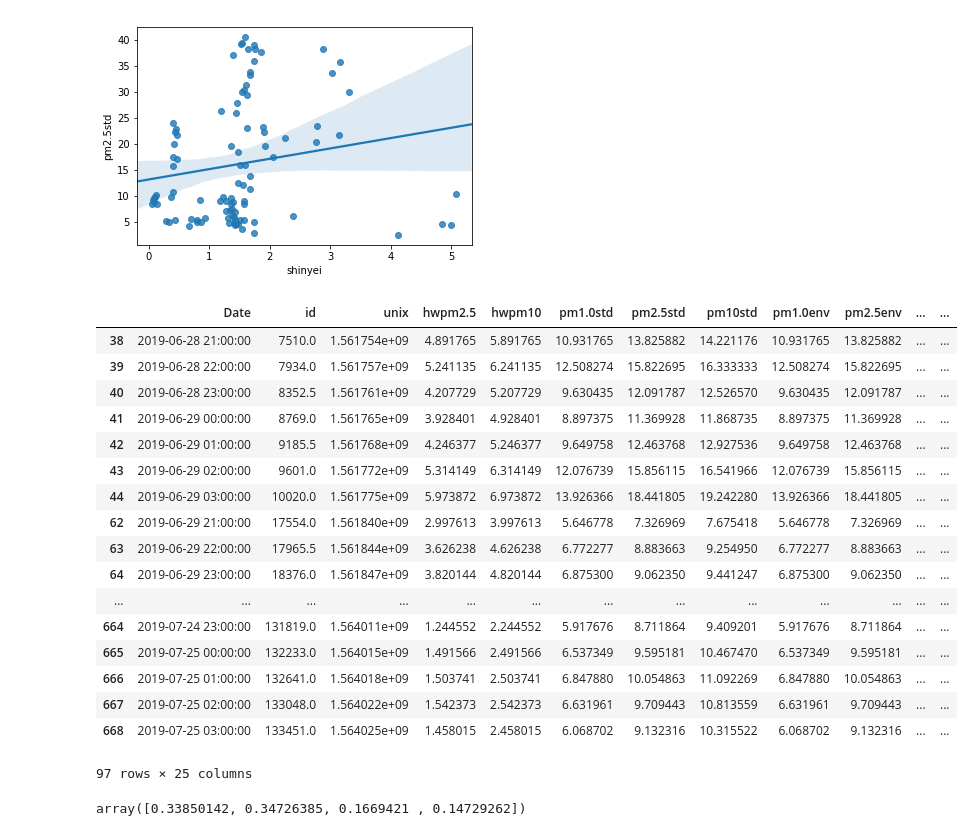
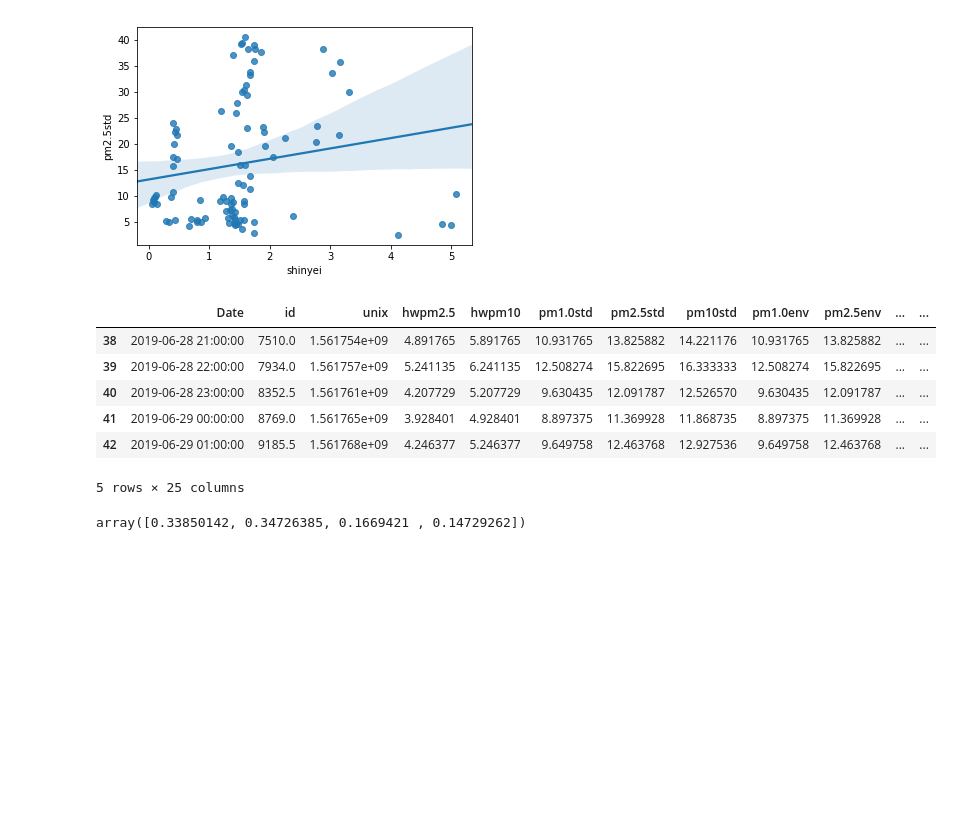
Before and after one commit to ClarksonAirlab/2019_sensor_workshop, a Jupyter notebook: Python/Tutorial/7. Machine learning with Scikit-learn.ipynb, the cells around one changed output. Saved outputs shown, nothing was run; the diff lists cells and outputs as text; code cells hidden in the pictures; blank space fills up the shorter version.

```diff
--- a/Python/Tutorial/7. Machine learning with Scikit-learn.ipynb
+++ b/Python/Tutorial/7. Machine learning with Scikit-learn.ipynb
@@ -159,26 +181,15 @@ from math import sqrt
 from sklearn.ensemble import RandomForestRegressor
 # %%
 df=df.dropna()
-df
+df.head()
 # %% [output]
 |  | Date | id | unix | hwpm2.5 | hwpm10 | pm1.0std | pm2.5std | pm10std | pm1.0env | pm2.5env | ... | ... |
 | 38 | 2019-06-28 21:00:00 | 7510.0 | 1.561754e+09 | 4.891765 | 5.891765 | 10.931765 | 13.825882 | 14.221176 | 10.931765 | 13.825882 | ... | ... |
 | 39 | 2019-06-28 22:00:00 | 7934.0 | 1.561757e+09 | 5.241135 | 6.241135 | 12.508274 | 15.822695 | 16.333333 | 12.508274 | 15.822695 | ... | ... |
 | 40 | 2019-06-28 23:00:00 | 8352.5 | 1.561761e+09 | 4.207729 | 5.207729 | 9.630435 | 12.091787 | 12.526570 | 9.630435 | 12.091787 | ... | ... |
 | 41 | 2019-06-29 00:00:00 | 8769.0 | 1.561765e+09 | 3.928401 | 4.928401 | 8.897375 | 11.369928 | 11.868735 | 8.897375 | 11.369928 | ... | ... |
 | 42 | 2019-06-29 01:00:00 | 9185.5 | 1.561768e+09 | 4.246377 | 5.246377 | 9.649758 | 12.463768 | 12.927536 | 9.649758 | 12.463768 | ... | ... |
-| 43 | 2019-06-29 02:00:00 | 9601.0 | 1.561772e+09 | 5.314149 | 6.314149 | 12.076739 | 15.856115 | 16.541966 | 12.076739 | 15.856115 | ... | ... |
-| 44 | 2019-06-29 03:00:00 | 10020.0 | 1.561775e+09 | 5.973872 | 6.973872 | 13.926366 | 18.441805 | 19.242280 | 13.926366 | 18.441805 | ... | ... |
-| 62 | 2019-06-29 21:00:00 | 17554.0 | 1.561840e+09 | 2.997613 | 3.997613 | 5.646778 | 7.326969 | 7.675418 | 5.646778 | 7.326969 | ... | ... |
-| 63 | 2019-06-29 22:00:00 | 17965.5 | 1.561844e+09 | 3.626238 | 4.626238 | 6.772277 | 8.883663 | 9.254950 | 6.772277 | 8.883663 | ... | ... |
-| 64 | 2019-06-29 23:00:00 | 18376.0 | 1.561847e+09 | 3.820144 | 4.820144 | 6.875300 | 9.062350 | 9.441247 | 6.875300 | 9.062350 | ... | ... |
-| ... | ... | ... | ... | ... | ... | ... | ... | ... | ... | ... | ... | ... |
-| 664 | 2019-07-24 23:00:00 | 131819.0 | 1.564011e+09 | 1.244552 | 2.244552 | 5.917676 | 8.711864 | 9.409201 | 5.917676 | 8.711864 | ... | ... |
-| 665 | 2019-07-25 00:00:00 | 132233.0 | 1.564015e+09 | 1.491566 | 2.491566 | 6.537349 | 9.595181 | 10.467470 | 6.537349 | 9.595181 | ... | ... |
-| 666 | 2019-07-25 01:00:00 | 132641.0 | 1.564018e+09 | 1.503741 | 2.503741 | 6.847880 | 10.054863 | 11.092269 | 6.847880 | 10.054863 | ... | ... |
-| 667 | 2019-07-25 02:00:00 | 133048.0 | 1.564022e+09 | 1.542373 | 2.542373 | 6.631961 | 9.709443 | 10.813559 | 6.631961 | 9.709443 | ... | ... |
-| 668 | 2019-07-25 03:00:00 | 133451.0 | 1.564025e+09 | 1.458015 | 2.458015 | 6.068702 | 9.132316 | 10.315522 | 6.068702 | 9.132316 | ... | ... |
-97 rows × 25 columns
+5 rows × 25 columns
 # %%
 ya=df['pm2.5']
 #xa=df[["hwpm2.5",'hwpm10','pm1.0std','pm2.5std','pm10std','pm1.0env','pm2.5env','pm10env',"0.3um","0.5um","1.0um","2.5um","5.0um","10um","shinyei","samyoung","exwind","inwind","temp","RH"]]
```
Also changed, not shown: parts of 10 cells of this notebook.
